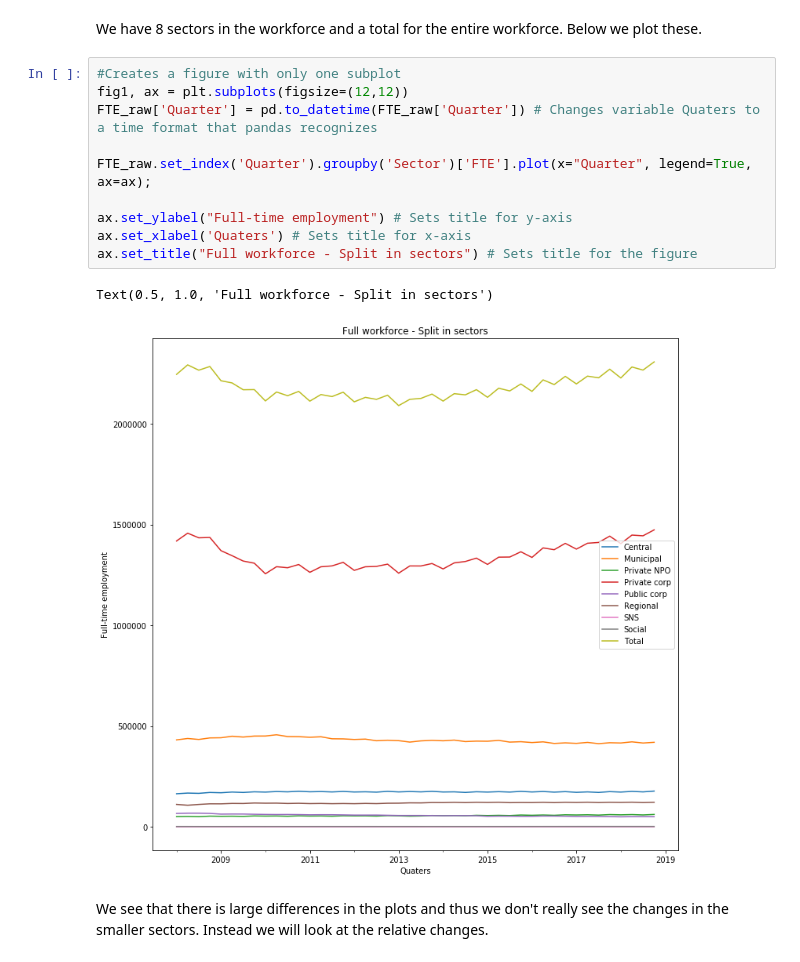
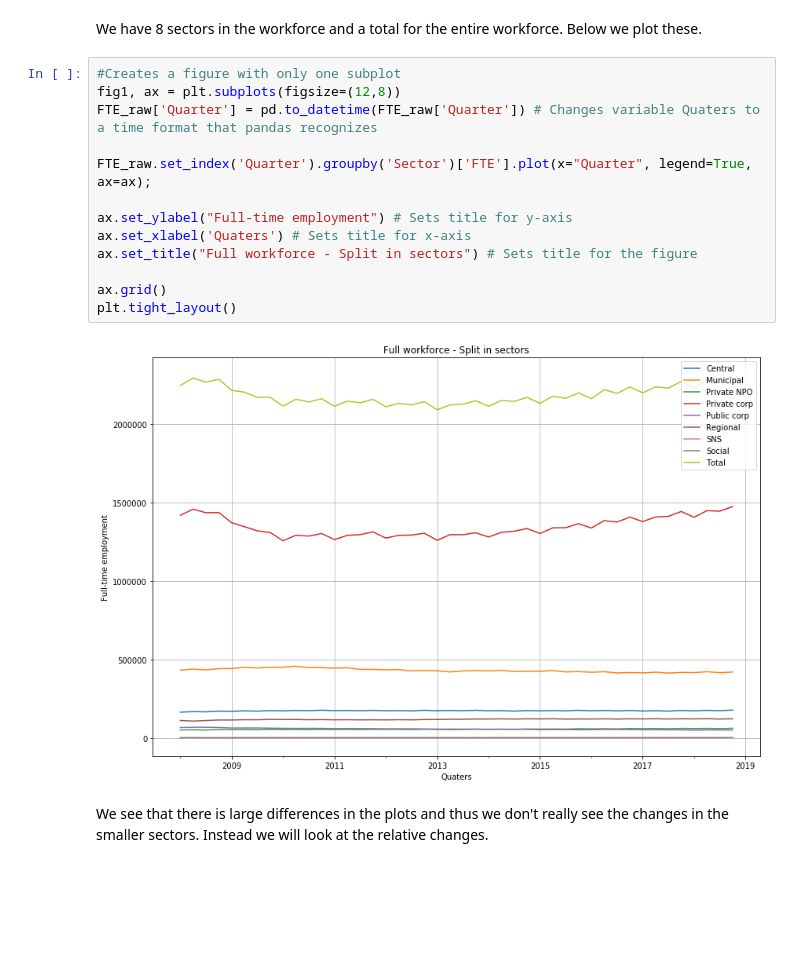
Before and after one commit to NumEconCopenhagen/projects-2019-nx31, a Jupyter notebook: dataproject/dataProject.ipynb, the cells around one changed output. Drawn from its saved outputs; the diff is of its cells as text; blank space fills up the shorter version.

```diff
--- a/dataproject/dataProject.ipynb
+++ b/dataproject/dataProject.ipynb
@@ -186,17 +186,19 @@ These findings correspond well with general perceptions of how the private and p
 We have 8 sectors in the workforce and a total for the entire workforce. Below we plot these.
 # %%
 #Creates a figure with only one subplot
-fig1, ax = plt.subplots(figsize=(12,12))
+fig1, ax = plt.subplots(figsize=(12,8))
 FTE_raw['Quarter'] = pd.to_datetime(FTE_raw['Quarter']) # Changes variable Quaters to a time format that pandas recognizes
 
 FTE_raw.set_index('Quarter').groupby('Sector')['FTE'].plot(x="Quarter", legend=True, ax=ax);
 
 ax.set_ylabel("Full-time employment") # Sets title for y-axis
 ax.set_xlabel('Quaters') # Sets title for x-axis
 ax.set_title("Full workforce - Split in sectors") # Sets title for the figure
+
+ax.grid()
+plt.tight_layout()
 # %% [output]
-Text(0.5, 1.0, 'Full workforce - Split in sectors')
-[figure, old version]
+[figure, new version]
 # %% [markdown]
 We see that there is large differences in the plots and thus we don't really see the changes in the smaller sectors. Instead we will look at the relative changes.
 # %% [markdown]
```
Also changed, not shown: parts of 13 cells of this notebook, 1 other file.
